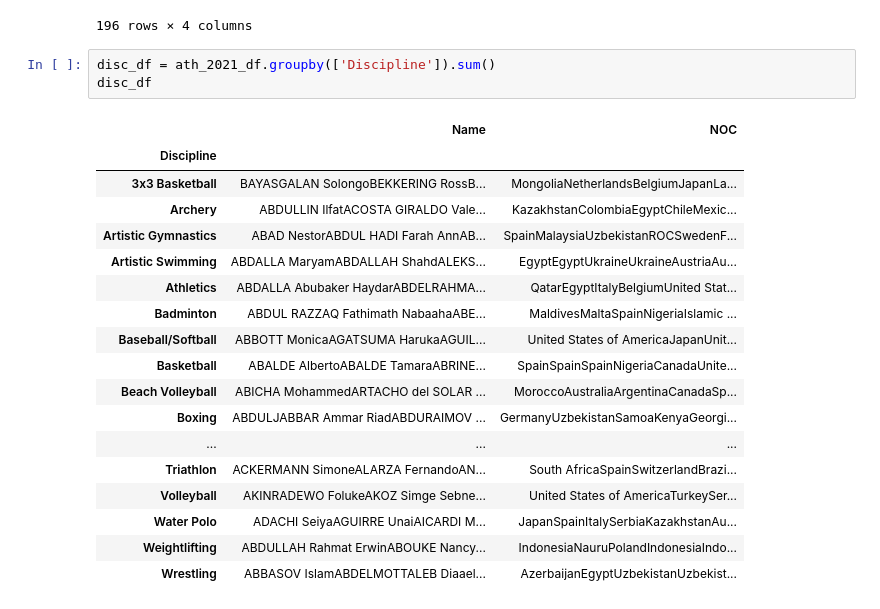
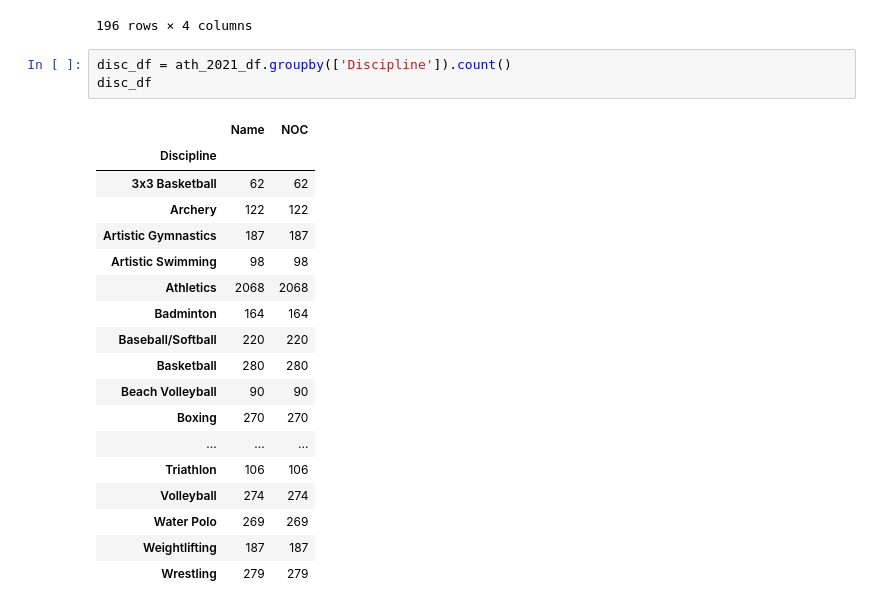
Before and after one commit to anjalikhare28/Project_2_Olympics_ETL, a Jupyter notebook: Olympics_data/Olympics_data.ipynb, the cells around one changed output. Drawn from its saved outputs; the diff is of its cells as text.

```diff
--- a/Olympics_data/Olympics_data.ipynb
+++ b/Olympics_data/Olympics_data.ipynb
@@ -179,24 +179,24 @@ medal_2016
 | Bosnia and Herzegovina | 0 | 0 | 0 | 0 |
 196 rows × 4 columns
 # %%
-disc_df = ath_2021_df.groupby(['Discipline']).sum()
+disc_df = ath_2021_df.groupby(['Discipline']).count()
 disc_df
 # %% [output]
 |  | Name | NOC |
 | Discipline |  |  |
-| 3x3 Basketball | BAYASGALAN SolongoBEKKERING RossB... | MongoliaNetherlandsBelgiumJapanLa... |
-| Archery | ABDULLIN IlfatACOSTA GIRALDO Vale... | KazakhstanColombiaEgyptChileMexic... |
-| Artistic Gymnastics | ABAD NestorABDUL HADI Farah AnnAB... | SpainMalaysiaUzbekistanROCSwedenF... |
-| Artistic Swimming | ABDALLA MaryamABDALLAH ShahdALEKS... | EgyptEgyptUkraineUkraineAustriaAu... |
-| Athletics | ABDALLA Abubaker HaydarABDELRAHMA... | QatarEgyptItalyBelgiumUnited Stat... |
-| Badminton | ABDUL RAZZAQ Fathimath NabaahaABE... | MaldivesMaltaSpainNigeriaIslamic ... |
-| Baseball/Softball | ABBOTT MonicaAGATSUMA HarukaAGUIL... | United States of AmericaJapanUnit... |
-| Basketball | ABALDE AlbertoABALDE TamaraABRINE... | SpainSpainSpainNigeriaCanadaUnite... |
-| Beach Volleyball | ABICHA MohammedARTACHO del SOLAR ... | MoroccoAustraliaArgentinaCanadaSp... |
-| Boxing | ABDULJABBAR Ammar RiadABDURAIMOV ... | GermanyUzbekistanSamoaKenyaGeorgi... |
+| 3x3 Basketball | 62 | 62 |
+| Archery | 122 | 122 |
+| Artistic Gymnastics | 187 | 187 |
+| Artistic Swimming | 98 | 98 |
+| Athletics | 2068 | 2068 |
+| Badminton | 164 | 164 |
+| Baseball/Softball | 220 | 220 |
+| Basketball | 280 | 280 |
+| Beach Volleyball | 90 | 90 |
+| Boxing | 270 | 270 |
 | ... | ... | ... |
-| Triathlon | ACKERMANN SimoneALARZA FernandoAN... | South AfricaSpainSwitzerlandBrazi... |
-| Volleyball | AKINRADEWO FolukeAKOZ Simge Sebne... | United States of AmericaTurkeySer... |
-| Water Polo | ADACHI SeiyaAGUIRRE UnaiAICARDI M... | JapanSpainItalySerbiaKazakhstanAu... |
-| Weightlifting | ABDULLAH Rahmat ErwinABOUKE Nancy... | IndonesiaNauruPolandIndonesiaIndo... |
-| Wrestling | ABBASOV IslamABDELMOTTALEB Diaael... | AzerbaijanEgyptUzbekistanUzbekist... |
+| Triathlon | 106 | 106 |
+| Volleyball | 274 | 274 |
+| Water Polo | 269 | 269 |
+| Weightlifting | 187 | 187 |
+| Wrestling | 279 | 279 |
```
Also changed, not shown: parts of 1 cell of this notebook.
